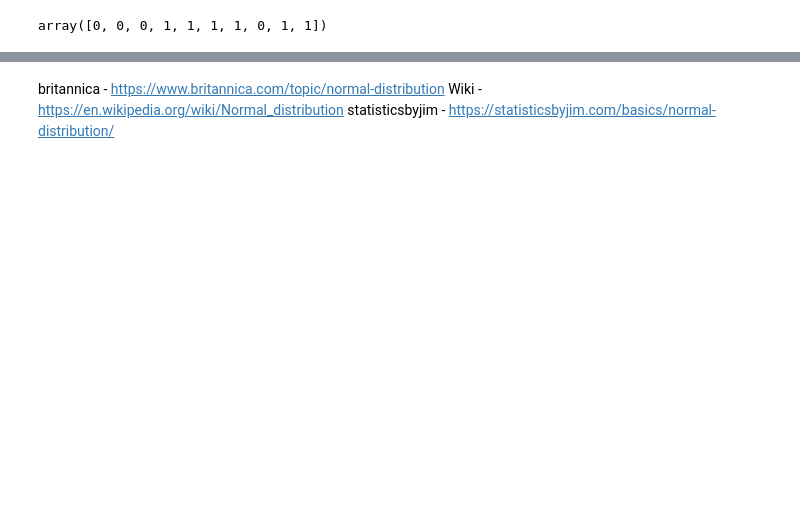
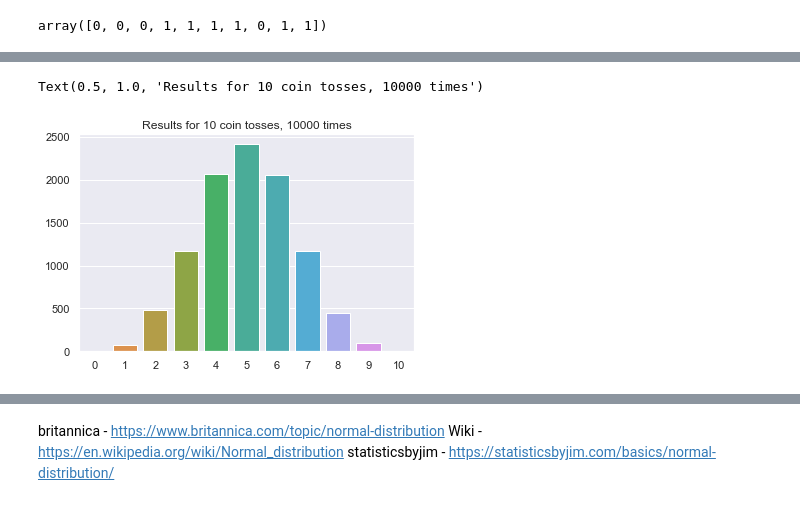
Before and after one commit to angelinka/numpy_assignment, a Jupyter notebook: numPy.ipynb, the cells around one changed output, grey strips where cells are left out. Cells and saved outputs as stored; diff of their text form; code cells hidden in the pictures; blank space fills up the shorter version.

```diff
--- a/numPy.ipynb
+++ b/numPy.ipynb
@@ -477,0 +512,6 @@ array([0, 0, 0, 1, 1, 1, 1, 0, 1, 1])
+# %%
+# creating a barplot
+sns.barplot(x=unique,y=counts).set_title("Results for 10 coin tosses, 10000 times")
+# %% [output]
+Text(0.5, 1.0, 'Results for 10 coin tosses, 10000 times')
+[figure, added]
```
Also changed, not shown: parts of 15 cells of this notebook.
